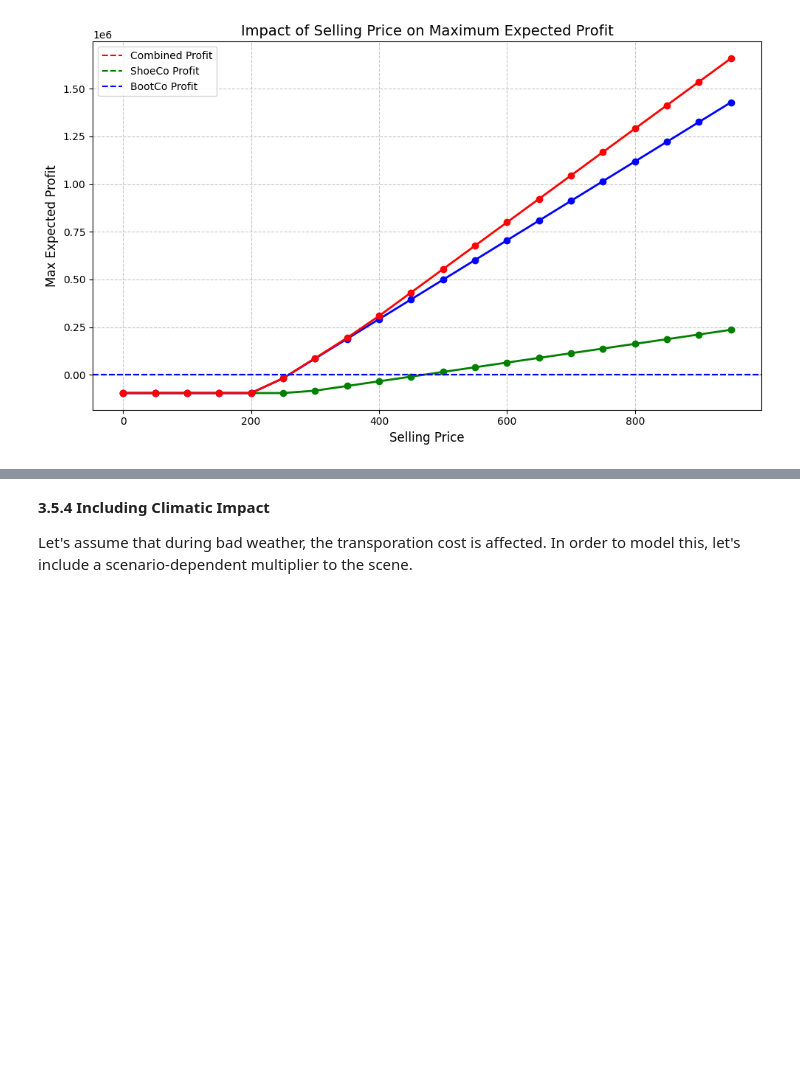
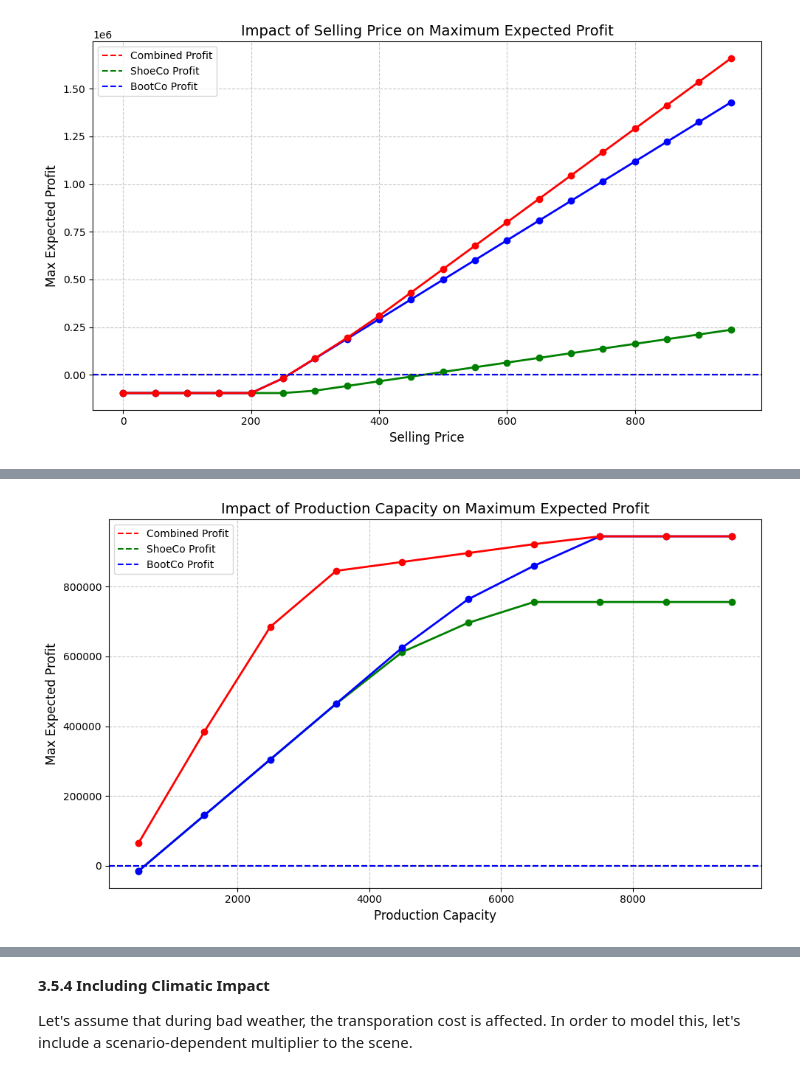
Before and after one commit to ashvin-a/Final-Project-524, a Jupyter notebook: src/main.ipynb, the cells around one changed output, grey strips where cells are left out. Saved outputs shown, nothing was run; the diff lists cells and outputs as text; code cells hidden in the pictures; blank space fills up the shorter version.

```diff
--- a/src/main.ipynb
+++ b/src/main.ipynb
@@ -1413,0 +1412,89 @@ plt.show()
+# %%
+capacity_to_test = np.arange(500, 10000, 1000).tolist()
+def run_pcapacity_sensitivity_analysis():
+
+    results_1, results_2, results_3 = [], [], []
+    for capacity in capacity_to_test:
+      _, _, _, _, solver_output_1 = get_optimised_profit_shoeco(shoeco_production_cost=150,
+                shoeco_defective_rate=0.05,
+                shoeco_production_capacity=capacity,
+                plant_to_port_cost=[("ShoeCo","PORT05",2.0),
+                ("ShoeCo", "PORT04", 4), ("ShoeCo", "PORT06", 1),
+                ("ShoeCo","PORT07", 1.5), ("ShoeCo", "PORT03", 6),
+                ("ShoeCo","PORT02", 5), ("ShoeCo", "PORT01", 2.4),
+                ("ShoeCo", "PORT08", 3), ("ShoeCo", "PORT09", 0)],
+                selling_price=600,
+                carrier_fixed_cost=100,
+                shortage_penalty=40.0,
+                defect_penalty=5)
+
+      _, _, _, _, solver_output_2 = get_optimised_profit_bootco(bootco_production_cost=100,
+                     bootco_defective_rate=0.2,
+                     bootco_production_capacity=capacity,
+                     plant_to_port_cost=[("BootCo","PORT05",1.5),
+                ("BootCo", "PORT04", 2), ("BootCo", "PORT06", 1),
+                ("BootCo","PORT07", 3), ("BootCo", "PORT03", 2.6),
+                ("BootCo","PORT02", 2.4), ("BootCo", "PORT01", 4),
+                ("BootCo", "PORT08", 0), ("BootCo", "PORT09", 10)],
+                     selling_price=600,
+                     carrier_fixed_cost=100,
+                     shortage_penalty=40.0,
+                     defect_penalty=5)
+
+      solver_output_3 = get_optimised_profit(shoeco_production_cost=150,
+                     bootco_production_cost=100,
+                     shoeco_defective_rate=0.05,
+                     bootco_defective_rate=0.2,
+                     shoeco_production_capacity=capacity,
+                     bootco_production_capacity=capacity,
+                     plant_to_port_cost=[
+                    ("ShoeCo","PORT05",2.0), ("BootCo","PORT05",1.5),
+                    ("ShoeCo", "PORT04", 4), ("ShoeCo", "PORT06", 1),
+                    ("ShoeCo","PORT07", 1.5), ("ShoeCo", "PORT03", 6),
+                    ("ShoeCo","PORT02", 5), ("ShoeCo", "PORT01", 2.4),
+                    ("ShoeCo", "PORT08", 3), ("ShoeCo", "PORT09", 0),
+                    ("BootCo", "PORT04", 2), ("BootCo", "PORT06", 1),
+                    ("BootCo","PORT07", 3), ("BootCo", "PORT03", 2.6),
+                    ("BootCo","PORT02", 2.4), ("BootCo", "PORT01", 4),
+                    ("BootCo", "PORT08", 0), ("BootCo", "PORT09", 10)],
+                     selling_price=600,
+                     carrier_fixed_cost=100,
+                     shortage_penalty=40.0,
+                     defect_penalty=5)
+
+      results_1.append(solver_output_1.values[0][2])
+      results_2.append(solver_output_2.values[0][2])
+      results_3.append(solver_output_3.values[0][2])
+
+
+    return results_1, results_2, results_3
+
+
+data_points = run_pcapacity_sensitivity_analysis()
+# Unpack Data
+capacities = capacity_to_test
+shoeco_profits = data_points[0]
+bootco_profits = data_points[1]
+combined_profits = data_points[2]
+
+# Plot
+plt.figure(figsize=(10, 6))
+
+plt.plot(capacities, shoeco_profits, marker='o', linestyle='-', color='g', linewidth=2)
+plt.plot(capacities, bootco_profits, marker='o', linestyle='-', color='b', linewidth=2)
+plt.plot(capacities, combined_profits, marker='o', linestyle='-', color='r', linewidth=2)
+
+plt.title("Impact of Production Capacity on Maximum Expected Profit", fontsize=14)
+plt.xlabel("Production Capacity", fontsize=12)
+plt.ylabel("Max Expected Profit", fontsize=12)
+plt.grid(True, linestyle='--', alpha=0.7)
+
+plt.axhline(0, color='r', linestyle='--', label="Combined Profit")
+plt.axhline(0, color='g', linestyle='--', label="ShoeCo Profit")
+plt.axhline(0, color='b', linestyle='--', label="BootCo Profit")
+plt.legend()
+
+plt.tight_layout()
+plt.show()
+# %% [output]
+[figure, added]
```
Also changed, not shown: parts of 10 cells of this notebook.
